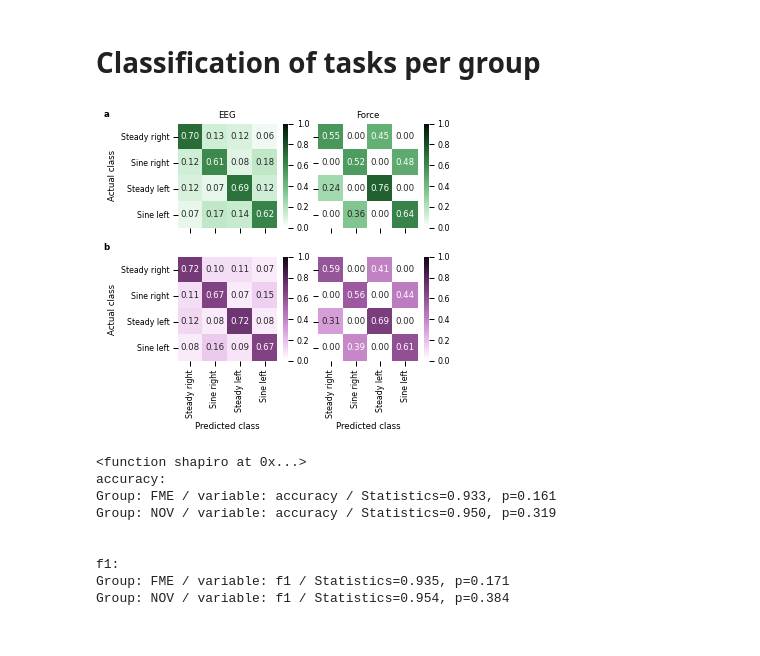
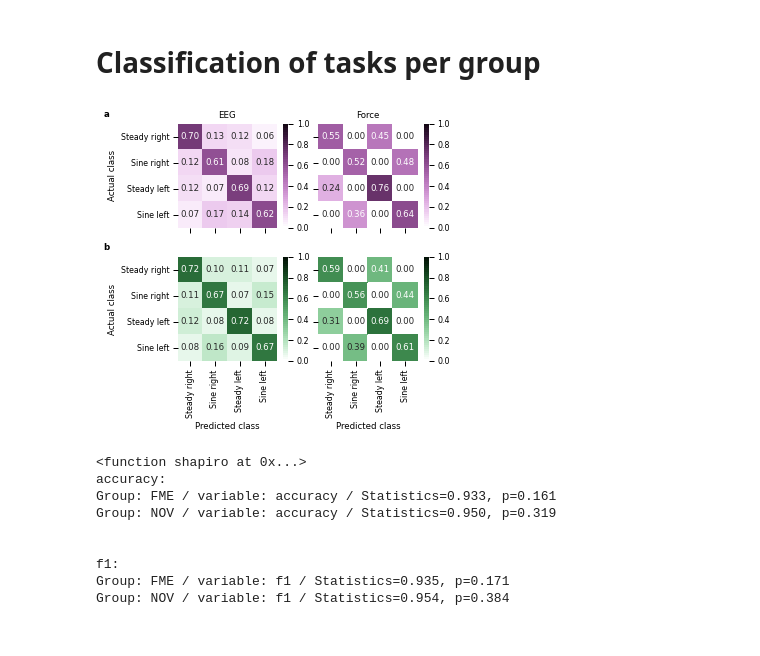
Before and after one commit to christiangoelz/FME_classification, a Jupyter notebook: scripts/results_ml_tasks.ipynb, the cells around one changed output. Cells and saved outputs as stored; diff of their text form; code cells hidden in the pictures.

Commit message:
scripts and results

```diff
--- a/scripts/results_ml_tasks.ipynb
+++ b/scripts/results_ml_tasks.ipynb
@@ -7,10 +7,10 @@ import numpy as np
 from pathlib import Path
 from DMD import DMD
 
-with open(str(Path.cwd().parent / 'results_used' / 'task_classification' / 'indiv_classification_tasks.pkl'), 'rb') as handle:
+with open(str(Path.cwd().parent / 'results' / 'task_classification' / 'indiv_classification_tasks_eeg.pkl'), 'rb') as handle:
     indiv_classi_eeg = pickle.load(handle)
 
-with open(str(Path.cwd().parent / 'results_used' / 'task_classification'/ 'indiv_classification_tasks_cf_force.pkl'), 'rb') as handle:
+with open(str(Path.cwd().parent / 'results' / 'task_classification'/ 'indiv_classification_tasks_cf_force.pkl'), 'rb') as handle:
     indiv_classi_force = pickle.load(handle)
 
 labels = ['Steady right', 'Sine right', 'Steady left', 'Sine left']
@@ -20,7 +20,7 @@ conf_mat_experts_eeg = pd.DataFrame(experts_eeg, index = labels, columns = label
 conf_mat_experts_eeg.index.name = 'Actual class'
 conf_mat_experts_eeg.columns.name = 'Predicted class'
 
-experts_force = np.mean([np.mean(indiv_classi_force[k], axis = 0) for k in indiv_classi_eeg if "e" in k],axis = 0)
+experts_force = np.mean([np.mean(indiv_classi_force[k], axis = 0) for k in indiv_classi_force if "e" in k],axis = 0)
 conf_mat_experts_force = pd.DataFrame(experts_force, index = labels, columns = labels)
 conf_mat_experts_force.index.name = 'Actual class'
 conf_mat_experts_force.columns.name = 'Predicted class'
@@ -30,7 +30,7 @@ conf_mat_novices_eeg = pd.DataFrame(novices_eeg, index = labels, columns = label
 conf_mat_novices_eeg.index.name = 'Actual class'
 conf_mat_novices_eeg.columns.name = 'Predicted class'
 
-novices_force = np.mean([np.mean(indiv_classi_force[k], axis = 0) for k in indiv_classi_eeg if "n" in k],axis = 0)
+novices_force = np.mean([np.mean(indiv_classi_force[k], axis = 0) for k in indiv_classi_force if "n" in k],axis = 0)
 conf_mat_novices_force = pd.DataFrame(novices_force, index = labels, columns = labels)
 conf_mat_novices_force.index.name = 'Actual class'
 conf_mat_novices_force.columns.name = 'Predicted class'
@@ -41,34 +37,34 @@ experts_force = np.mean([np.mean(indiv_classi_force[k], axis = 0) for k in indiv
 # %%
 from sklearn.metrics import ConfusionMatrixDisplay
 import seaborn as sns
 import matplotlib.pyplot as plt
 cm = 1/2.54
-cmap_nov = sns.cubehelix_palette(n_colors = 50, start=0.4, rot=0, dark=0.05, gamma = 1, hue = 1, light=1)
-cmap_exp = sns.cubehelix_palette(n_colors = 50, start=2.01, rot=0, dark=0.05, gamma = 1, hue = 1, light=1)
+cmap_exp = sns.cubehelix_palette(n_colors = 50, start=0.4, rot=0, dark=0.05, gamma = 1, hue = 1, light=1)
+cmap_nov = sns.cubehelix_palette(n_colors = 50, start=2.01, rot=0, dark=0.05, gamma = 1, hue = 1, light=1)
 sns.set_context('paper', font_scale = .9)
 fig, axes = plt.subplots(2,2, figsize = (13*cm, 12*cm))
 sns.heatmap(conf_mat_experts_eeg, cmap= cmap_exp, annot=True, fmt='.2f', vmin = 0, vmax = 1, ax = axes[0,0])
 sns.heatmap(conf_mat_novices_eeg, cmap= cmap_nov, annot=True, fmt='.2f', vmin = 0, vmax = 1, ax = axes[1,0])
 sns.heatmap(conf_mat_experts_force, cmap= cmap_exp, annot=True, fmt='.2f', vmin = 0, vmax = 1, ax = axes[0,1])
 sns.heatmap(conf_mat_novices_force, cmap= cmap_nov, annot=True, fmt='.2f', vmin = 0, vmax = 1, ax = axes[1,1])
 
 
 axes[0,0].set_xticklabels([])
 axes[0,0].set_xlabel('')
 axes[0,0].set_title('EEG')
 axes[0,1].set_xticklabels([])
 axes[0,1].set_xlabel('')
 axes[0,1].set_title('Force')
 axes[0,1].set_yticklabels([])
 axes[0,1].set_ylabel('')
 axes[1,1].set_yticklabels([])
 axes[1,1].set_ylabel('')
 axes[0,0].text(-3, -0.25, "a", horizontalalignment='left', size='medium', color='black', weight='semibold')
 axes[1,0].text(-3, -0.25, "b", horizontalalignment='left', size='medium', color='black', weight='semibold')
 fig.tight_layout()
 fig.savefig(str(Path.cwd().parent / 'Figures' / 'task_classification.svg'))
 # %% [output]
-[figure, old version]
+[figure, new version]
 # %%
 experts = {k:indiv_classi_eeg[k].metrics_ for k in indiv_classi_eeg if "e" in k}
 novices = {k:indiv_classi_eeg[k].metrics_ for k in indiv_classi_eeg if "n" in k}
```
Also changed, not shown: parts of 3 cells of this notebook, 34 other files.
